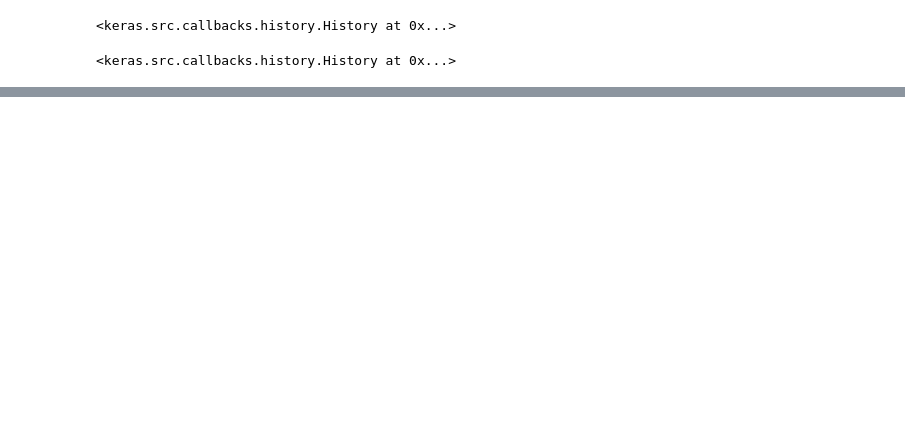
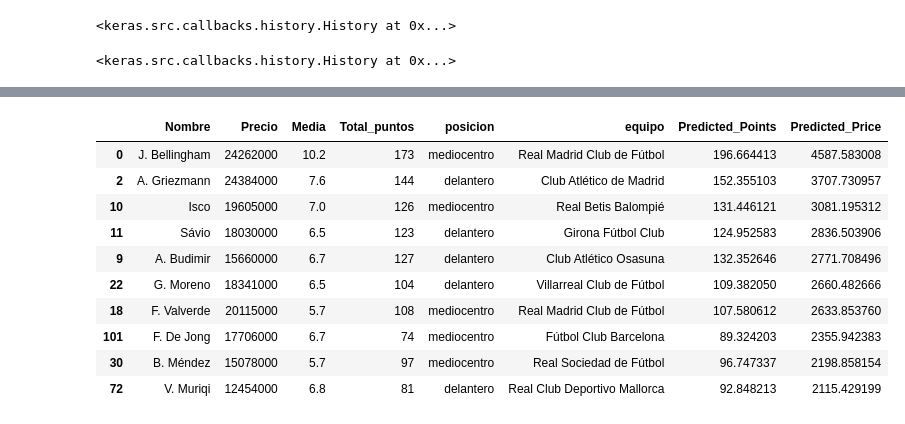
Before and after one commit to jamesyul/Cyber-Football_PCI, a Jupyter notebook: ML/Red Neuronales/ML_Redes Neuronales.ipynb, the cells around one changed output, grey strips where cells are left out. Drawn from its saved outputs; the diff is of its cells as text; code cells hidden in the pictures; blank space fills up the shorter version.

```diff
--- a/ML/Red Neuronales/ML_Redes Neuronales.ipynb
+++ b/ML/Red Neuronales/ML_Redes Neuronales.ipynb
@@ -164,14 +234,14 @@ R^2 para precio: -0.59
 # %%
-# Crear un DataFrame con las predicciones
-# Obtener los 10 jugadores con las predicciones más altas de puntos
-top_10_puntos_predictions = pd.DataFrame({
-    'Nombre': df.iloc[X_test.index]['Nombre'],  # Recuperar los nombres de los jugadores
-    'Posicion': df.iloc[X_test.index]['posicion'],   # Utilizar la posición de los jugadores
-    'Predicciones_Puntos': puntos_predictions.flatten(),  # Aplanar el array de predicciones
-})
-
-top_10_precio_predictions = pd.DataFrame({
-    'Nombre': df.iloc[X_test.index]['Nombre'],  # Recuperar los nombres de los jugadores
-    'Posicion': df.iloc[X_test.index]['posicion'],   # Utilizar la posición de los jugadores
-    'Predicciones_Precio': precio_predictions.flatten()  # Aplanar el array de predicciones
-})
+top_10_precio
+# %% [output]
+|  | Nombre | Precio | Media | Total_puntos | posicion | equipo | Predicted_Points | Predicted_Price |
+| 0 | J. Bellingham | 24262000 | 10.2 | 173 | mediocentro | Real Madrid Club de Fútbol | 196.664413 | 4587.583008 |
+| 2 | A. Griezmann | 24384000 | 7.6 | 144 | delantero | Club Atlético de Madrid | 152.355103 | 3707.730957 |
+| 10 | Isco | 19605000 | 7.0 | 126 | mediocentro | Real Betis Balompié | 131.446121 | 3081.195312 |
+| 11 | Sávio | 18030000 | 6.5 | 123 | delantero | Girona Fútbol Club | 124.952583 | 2836.503906 |
+| 9 | A. Budimir | 15660000 | 6.7 | 127 | delantero | Club Atlético Osasuna | 132.352646 | 2771.708496 |
+| 22 | G. Moreno | 18341000 | 6.5 | 104 | delantero | Villarreal Club de Fútbol | 109.382050 | 2660.482666 |
+| 18 | F. Valverde | 20115000 | 5.7 | 108 | mediocentro | Real Madrid Club de Fútbol | 107.580612 | 2633.853760 |
+| 101 | F. De Jong | 17706000 | 6.7 | 74 | mediocentro | Fútbol Club Barcelona | 89.324203 | 2355.942383 |
+| 30 | B. Méndez | 15078000 | 5.7 | 97 | mediocentro | Real Sociedad de Fútbol | 96.747337 | 2198.858154 |
+| 72 | V. Muriqi | 12454000 | 6.8 | 81 | delantero | Real Club Deportivo Mallorca | 92.848213 | 2115.429199 |
```
Also changed, not shown: parts of 16 cells of this notebook, 9 other files.
